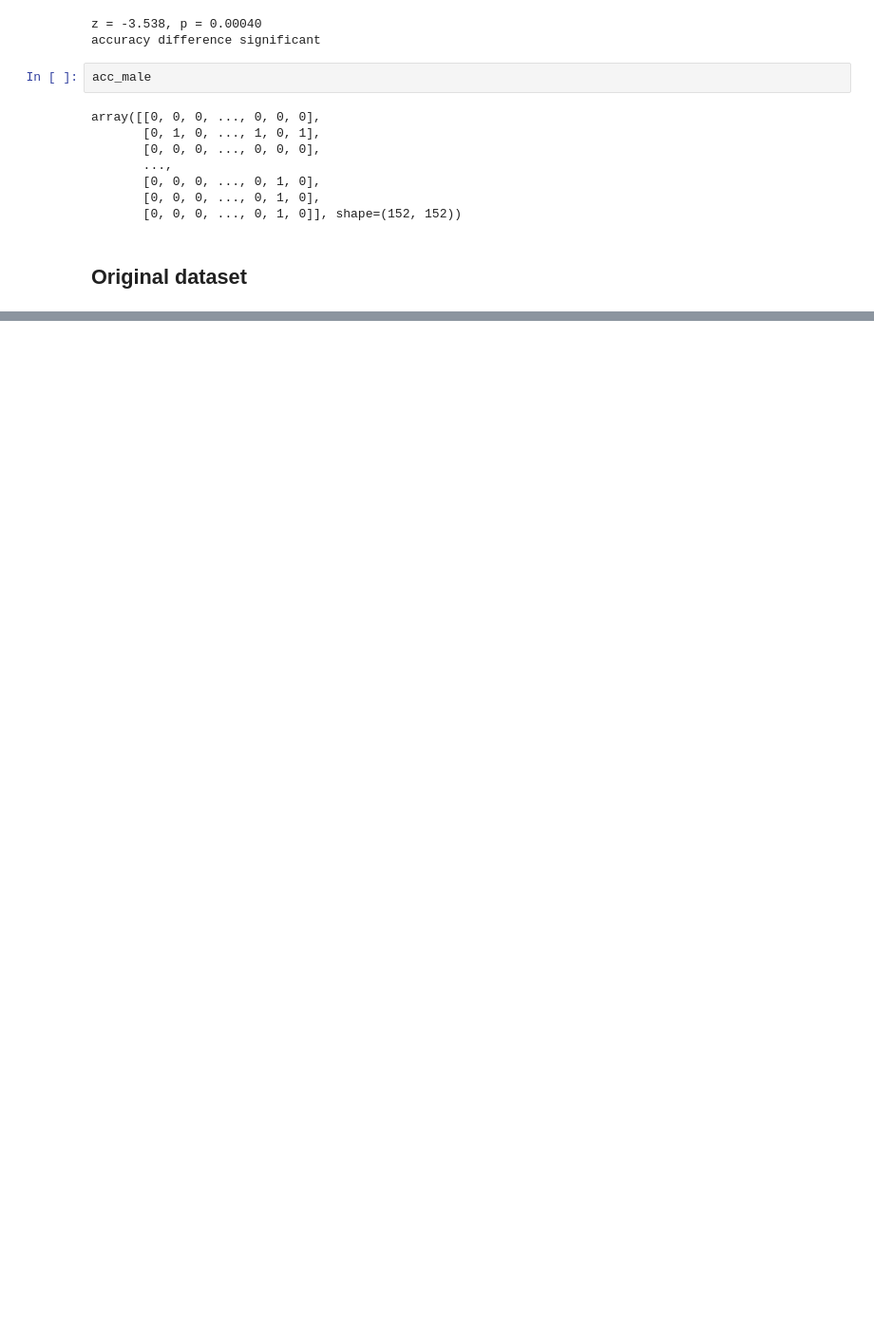
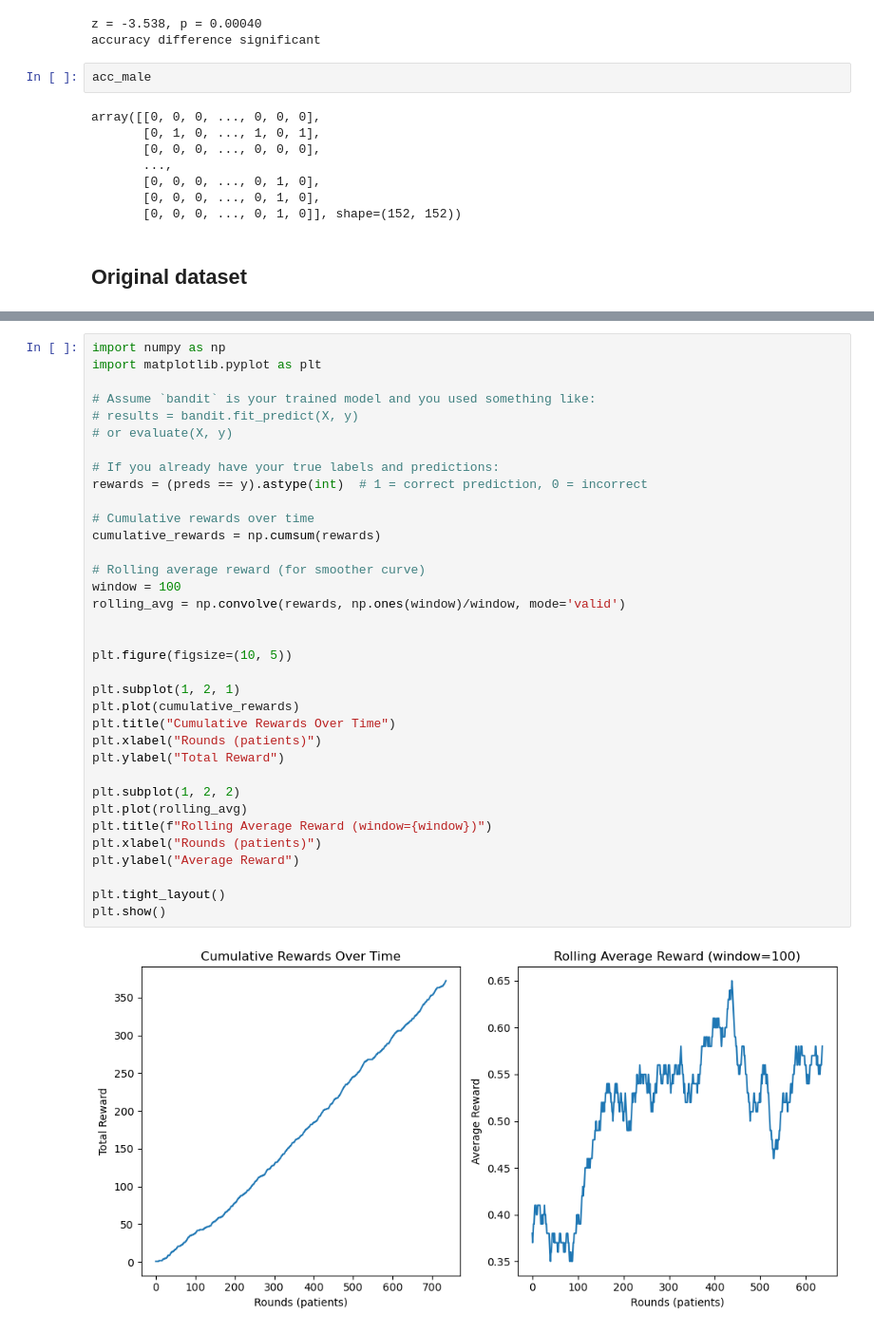
Before and after one commit to aniqu18/fairness-analysis-rl, a Jupyter notebook: notebooks/contextual_bandits.ipynb, the cells around one changed output, grey strips where cells are left out. Shown at 95% size. Cells and saved outputs as stored; diff of their text form; blank space fills up the shorter version.

```diff
--- a/notebooks/contextual_bandits.ipynb
+++ b/notebooks/contextual_bandits.ipynb
@@ -248,0 +297,37 @@ array([[0, 0, 0, ..., 0, 0, 0],
+# %%
+import numpy as np
+import matplotlib.pyplot as plt
+
+# Assume `bandit` is your trained model and you used something like:
+# results = bandit.fit_predict(X, y)
+# or evaluate(X, y)
+
+# If you already have your true labels and predictions:
+rewards = (preds == y).astype(int)  # 1 = correct prediction, 0 = incorrect
+
+# Cumulative rewards over time
+cumulative_rewards = np.cumsum(rewards)
+
+# Rolling average reward (for smoother curve)
+window = 100
+rolling_avg = np.convolve(rewards, np.ones(window)/window, mode='valid')
+
+
+plt.figure(figsize=(10, 5))
+
+plt.subplot(1, 2, 1)
+plt.plot(cumulative_rewards)
+plt.title("Cumulative Rewards Over Time")
+plt.xlabel("Rounds (patients)")
+plt.ylabel("Total Reward")
+
+plt.subplot(1, 2, 2)
+plt.plot(rolling_avg)
+plt.title(f"Rolling Average Reward (window={window})")
+plt.xlabel("Rounds (patients)")
+plt.ylabel("Average Reward")
+
+plt.tight_layout()
+plt.show()
+# %% [output]
+[figure, added]
```
Also changed, not shown: parts of 7 cells of this notebook.
